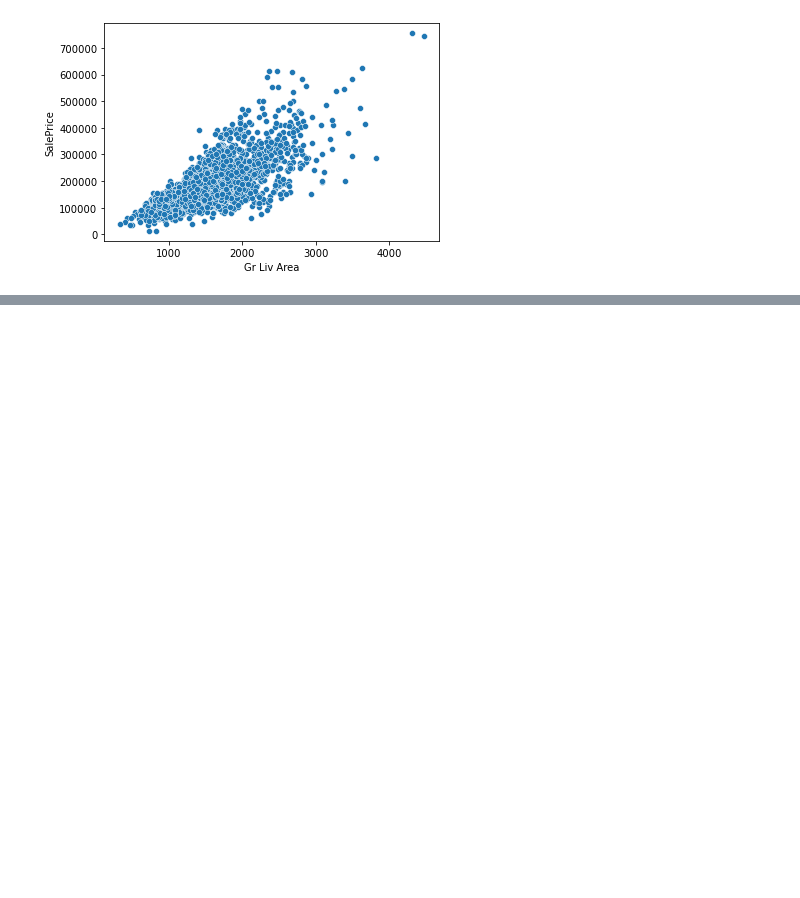
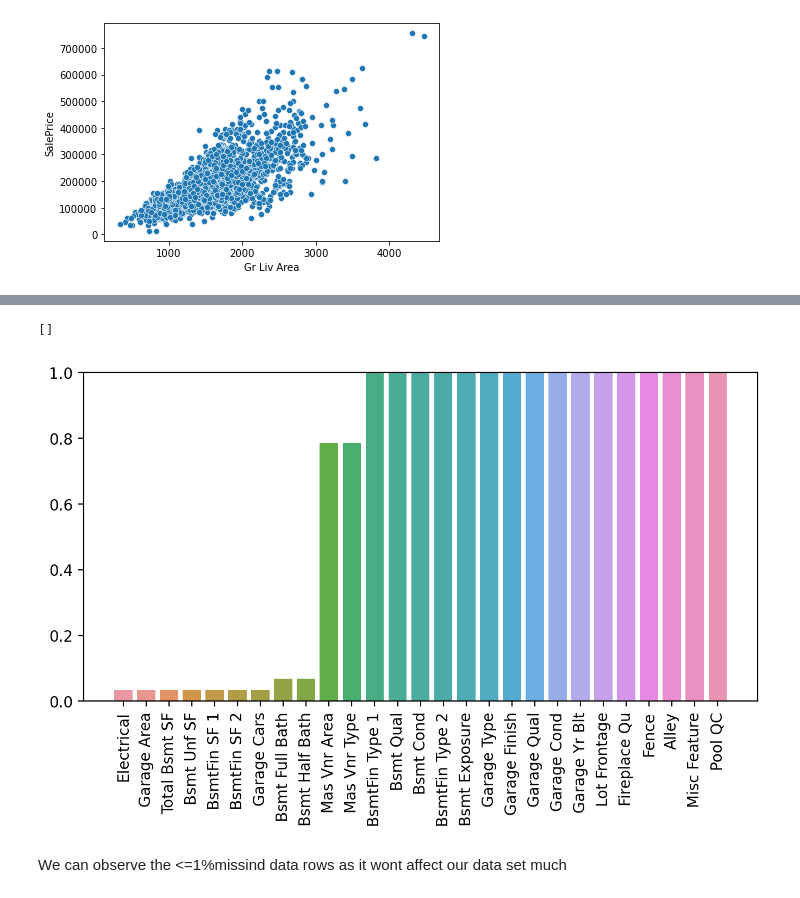
Before and after one commit to proton029/Challenges, a Jupyter notebook: Linear RegressionProject.ipynb, the cells around one changed output, grey strips where cells are left out. Cells and saved outputs as stored; diff of their text form; code cells hidden in the pictures; blank space fills up the shorter version.

Commit message:
feature engineering complete for <1% missing feature data

```diff
--- a/Linear RegressionProject.ipynb
+++ b/Linear RegressionProject.ipynb
@@ -93,0 +116,2 @@ df.to_csv('AMES_outliersremoved.csv')
+# %%
+df=pd.read_csv('AMES_outliersremoved.csv')
@@ -93,0 +148,2 @@ df.to_csv('AMES_outliersremoved.csv')
+# %%
+df=df.drop('PID', axis=1)
@@ -93,0 +206,7 @@ df.to_csv('AMES_outliersremoved.csv')
+# %%
+def percent_missing(df):
+    percent_nan=df.isnull().sum()*(100/len(df))
+    percent_nan=percent_nan[percent_nan>0].sort_values()
+    return percent_nan
+# %%
+percent_nan=percent_missing(df)
@@ -93,0 +233,11 @@ df.to_csv('AMES_outliersremoved.csv')
+# %%
+plt.figure(figsize=(8,4),dpi=200)
+sns.barplot(x=percent_nan.index,y=percent_nan)
+plt.xticks(rotation=90)
+plt.ylim(0,1)#just a random threshold to observe the 1% missing
+plt.plot()
+# %% [output]
+[]
+[figure, added]
+# %% [markdown]
+We can observe the <=1%missind data rows as it wont affect our data set much
```
Also changed, not shown: parts of 30 cells of this notebook.
